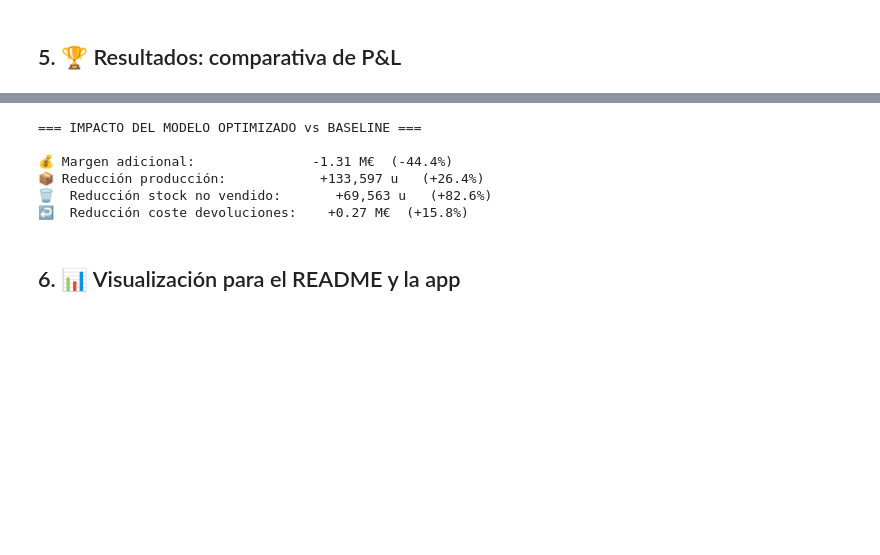
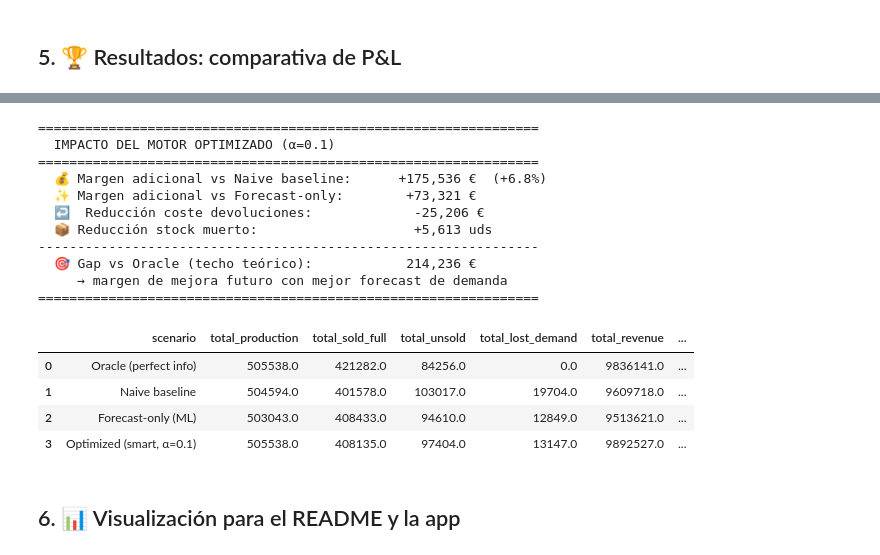
Before and after one commit to EstherBarrancoMotos/fashion-ai-engine, a Jupyter notebook: notebooks/04_simulator.ipynb, the cells around one changed output, grey strips where cells are left out. Drawn from its saved outputs; the diff is of its cells as text; code cells hidden in the pictures; blank space fills up the shorter version.

```diff
--- a/notebooks/04_simulator.ipynb
+++ b/notebooks/04_simulator.ipynb
@@ -243,31 +269,51 @@ Optimized (forecast + return-aware)     371941.435552    357248.196531  14693.23
-# %%
-# Calcular mejoras vs baseline
-baseline = pnl_summary.iloc[0]
-optimized = pnl_summary.iloc[2]
-
-margin_uplift_eur = optimized['total_margin'] - baseline['total_margin']
-margin_uplift_pct = margin_uplift_eur / baseline['total_margin'] * 100
-
-production_reduction = baseline['total_production'] - optimized['total_production']
-production_reduction_pct = production_reduction / baseline['total_production'] * 100
-
-unsold_reduction = baseline['total_unsold'] - optimized['total_unsold']
-unsold_reduction_pct = unsold_reduction / baseline['total_unsold'] * 100
-
-return_cost_reduction = baseline['total_return_cost'] - optimized['total_return_cost']
-return_cost_reduction_pct = return_cost_reduction / baseline['total_return_cost'] * 100
-
-print('=== IMPACTO DEL MODELO OPTIMIZADO vs BASELINE ===\n')
-print(f'💰 Margen adicional:            {margin_uplift_eur/1e6:>+8.2f} M€  ({margin_uplift_pct:+.1f}%)')
-print(f'📦 Reducción producción:        {production_reduction:>+12,.0f} u   ({production_reduction_pct:+.1f}%)')
-print(f'🗑️  Reducción stock no vendido:  {unsold_reduction:>+12,.0f} u   ({unsold_reduction_pct:+.1f}%)')
-print(f'↩️  Reducción coste devoluciones: {return_cost_reduction/1e6:>+8.2f} M€  ({return_cost_reduction_pct:+.1f}%)')
-# %% [output]
-=== IMPACTO DEL MODELO OPTIMIZADO vs BASELINE ===
-
-💰 Margen adicional:               -1.31 M€  (-44.4%)
-📦 Reducción producción:            +133,597 u   (+26.4%)
-🗑️  Reducción stock no vendido:       +69,563 u   (+82.6%)
-↩️  Reducción coste devoluciones:    +0.27 M€  (+15.8%)
+# %%
+# ============================================================
+# 5. Comparativa de P&L — Optimized vs Naive baseline
+# ============================================================
+# IMPORTANTE: comparamos contra Naive baseline (forecast humano sin ML),
+# NO contra Oracle (info perfecta = upper bound teórico inalcanzable).
+
+opt    = pnl_summary.set_index('scenario').loc[f'Optimized (smart, α={ALPHA_OPTIMAL})']
+naive  = pnl_summary.set_index('scenario').loc['Naive baseline']
+fcst   = pnl_summary.set_index('scenario').loc['Forecast-only (ML)']
+oracle = pnl_summary.set_index('scenario').loc['Oracle (perfect info)']
+
+margin_vs_naive = opt['total_margin'] - naive['total_margin']
+margin_vs_naive_pct = (opt['total_margin'] / naive['total_margin'] - 1) * 100
+margin_vs_fcst = opt['total_margin'] - fcst['total_margin']
+returns_saved = naive['total_return_cost'] - opt['total_return_cost']
+unsold_saved = naive['total_unsold'] - opt['total_unsold']
+gap_oracle = oracle['total_margin'] - opt['total_margin']
+
+print("=" * 64)
+print(f"  IMPACTO DEL MOTOR OPTIMIZADO (α={ALPHA_OPTIMAL})")
+print("=" * 64)
+print(f"  💰 Margen adicional vs Naive baseline:  {margin_vs_naive:>+12,.0f} €  ({margin_vs_naive_pct:+.1f}%)")
+print(f"  ✨ Margen adicional vs Forecast-only:   {margin_vs_fcst:>+12,.0f} €")
+print(f"  ↩️  Reducción coste devoluciones:        {returns_saved:>+12,.0f} €")
+print(f"  📦 Reducción stock muerto:              {unsold_saved:>+12,.0f} uds")
+print("-" * 64)
+print(f"  🎯 Gap vs Oracle (techo teórico):       {gap_oracle:>12,.0f} €")
+print(f"     → margen de mejora futuro con mejor forecast de demanda")
+print("=" * 64)
+
+pnl_summary.round(0)
+# %% [output]
+================================================================
+  IMPACTO DEL MOTOR OPTIMIZADO (α=0.1)
+================================================================
+  💰 Margen adicional vs Naive baseline:      +175,536 €  (+6.8%)
+  ✨ Margen adicional vs Forecast-only:        +73,321 €
+  ↩️  Reducción coste devoluciones:             -25,206 €
+  📦 Reducción stock muerto:                    +5,613 uds
+----------------------------------------------------------------
+  🎯 Gap vs Oracle (techo teórico):            214,236 €
+     → margen de mejora futuro con mejor forecast de demanda
+================================================================
+|  | scenario | total_production | total_sold_full | total_unsold | total_lost_demand | total_revenue | ... |
+| 0 | Oracle (perfect info) | 505538.0 | 421282.0 | 84256.0 | 0.0 | 9836141.0 | ... |
+| 1 | Naive baseline | 504594.0 | 401578.0 | 103017.0 | 19704.0 | 9609718.0 | ... |
+| 2 | Forecast-only (ML) | 503043.0 | 408433.0 | 94610.0 | 12849.0 | 9513621.0 | ... |
+| 3 | Optimized (smart, α=0.1) | 505538.0 | 408135.0 | 97404.0 | 13147.0 | 9892527.0 | ... |
 # %% [markdown]
 ## 6. 📊 Visualización para el README y la app
```
Also changed, not shown: parts of 17 cells of this notebook, 4 other files.
